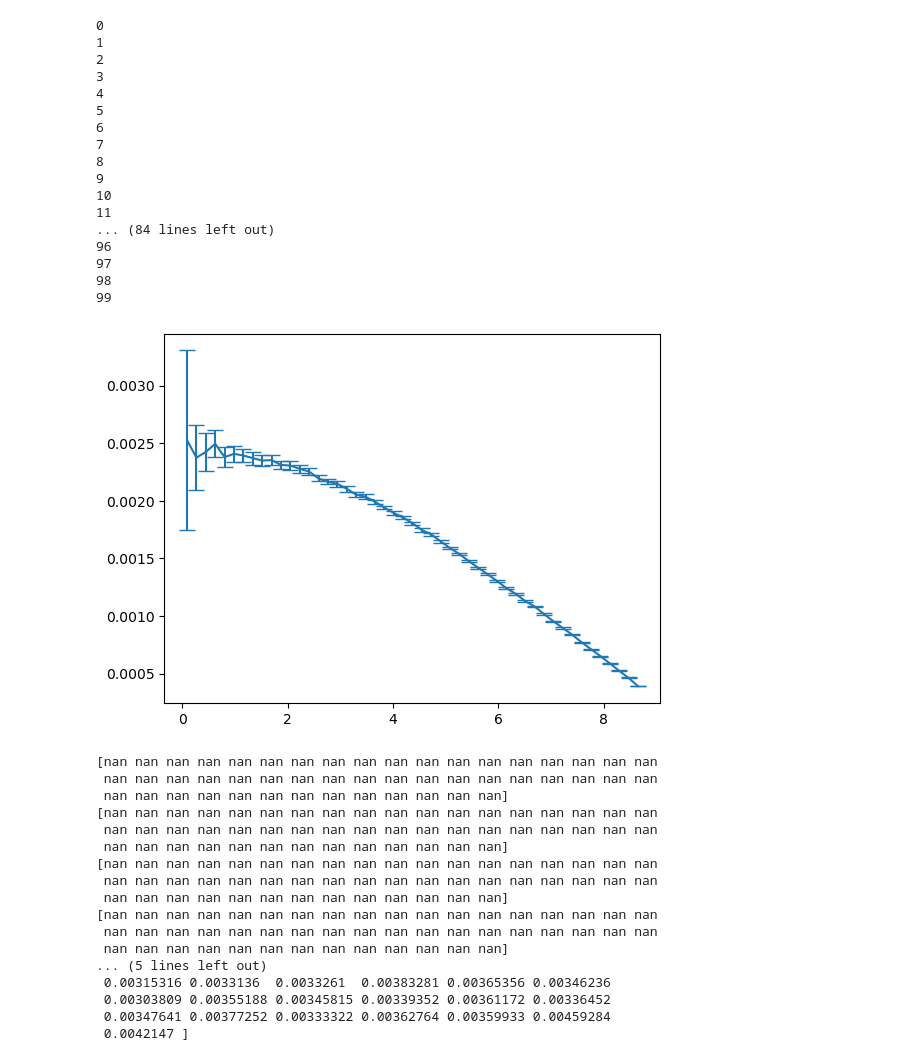
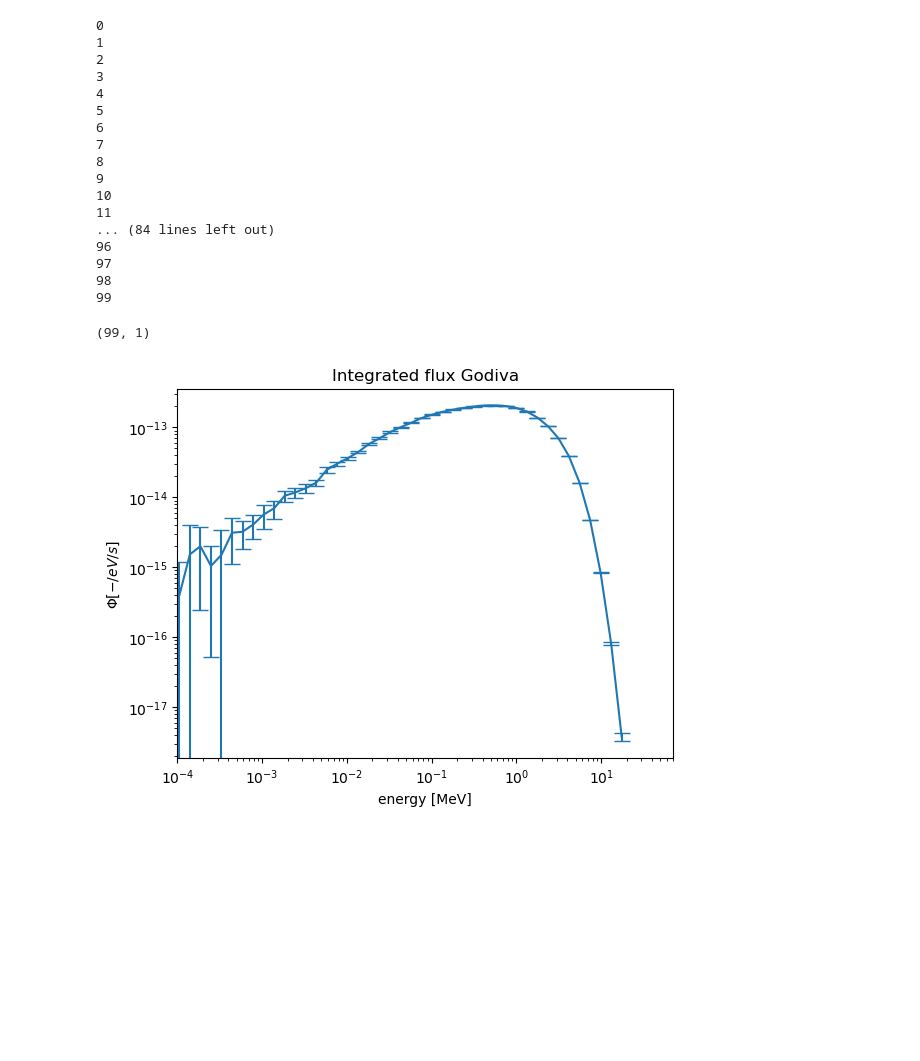
Before and after one commit to Simone-Occhipinti/Transport-code-v.3, a Jupyter notebook: eigenvalue_MC.ipynb, the cells around one changed output. Saved outputs shown, nothing was run; the diff lists cells and outputs as text; code cells hidden in the pictures; blank space fills up the shorter version.

```diff
--- a/eigenvalue_MC.ipynb
+++ b/eigenvalue_MC.ipynb
@@ -132,8 +116,7 @@ for ii in range(int(GV.Nactive)):
     while len(particle_squeue)>0:
         nn = particle_squeue.pop(0)
         while nn.eof > 0:
-            #nn.position = phy_c.sample_free_flight(nn,domain)
-            nn.position = phy_c.alternative_free_flight(nn,domain)
+            nn.position = phy_c.sample_free_flight(nn,domain)
             if geo_c.is_outofbound(nn,'space'):
                 nn.eof = 0
             else:
@@ -179,10 +162,10 @@ avg = tally.avg
 #avg = avg.ravel()
 #sigma = sigma.ravel()
 # %%
-dE = np.diff(GV.Groups)
-yy = np.zeros(len(tally.spaceref))
-yrr = np.zeros(len(tally.spaceref))
-for ii in range(len(avg)):
-    yy += avg[ii]*dE[ii]
-    yrr += sigma[ii]
+# dE = np.diff(GV.Groups)
+# yy = np.zeros(len(tally.spaceref))
+# yrr = np.zeros(len(tally.spaceref))
+# for ii in range(len(avg)):
+#     yy += avg[ii]*dE[ii]
+#     yrr += sigma[ii]
 # %%
@@ -190,28 +173,5 @@ xx = np.sin(tally.spaceref/GV.LEnd)/tally.spaceref
 # %%
-plt.errorbar(tally.spaceref,yy/GV.Nstories,yerr=2*sigma[-1]*yy/GV.Nstories,capsize=6)
-#plt.plot(tally.spaceref,xx)
-#plt.yscale('log')
-plt.show()
+# plt.errorbar(tally.spaceref,yy/GV.Nstories,yerr=2*sigma[-1]*yy/GV.Nstories,capsize=6)
+# #plt.plot(tally.spaceref,xx)
+# #plt.yscale('log')
+# plt.show()
-# %% [output]
-[figure, removed]
-# %%
-for ii in sigma:
-    print(ii)
-# %% [output]
-[nan nan nan nan nan nan nan nan nan nan nan nan nan nan nan nan nan nan
- nan nan nan nan nan nan nan nan nan nan nan nan nan nan nan nan nan nan
- nan nan nan nan nan nan nan nan nan nan nan nan nan]
-[nan nan nan nan nan nan nan nan nan nan nan nan nan nan nan nan nan nan
- nan nan nan nan nan nan nan nan nan nan nan nan nan nan nan nan nan nan
- nan nan nan nan nan nan nan nan nan nan nan nan nan]
-[nan nan nan nan nan nan nan nan nan nan nan nan nan nan nan nan nan nan
- nan nan nan nan nan nan nan nan nan nan nan nan nan nan nan nan nan nan
- nan nan nan nan nan nan nan nan nan nan nan nan nan]
-[nan nan nan nan nan nan nan nan nan nan nan nan nan nan nan nan nan nan
- nan nan nan nan nan nan nan nan nan nan nan nan nan nan nan nan nan nan
- nan nan nan nan nan nan nan nan nan nan nan nan nan]
-... (5 lines left out)
- 0.00315316 0.0033136  0.0033261  0.00383281 0.00365356 0.00346236
- 0.00303809 0.00355188 0.00345815 0.00339352 0.00361172 0.00336452
- 0.00347641 0.00377252 0.00333322 0.00362764 0.00359933 0.00459284
- 0.0042147 ]
@@ -217,0 +180,22 @@ for ii in sigma:
+# %%
+avg.shape
+# %% [output]
+(99, 1)
+# %%
+zz = np.zeros(len(GV.Groups)-1)
+zerr = np.zeros(len(GV.Groups)-1)
+for jj in range(len(zz)):
+    for ii in range(len(tally.spaceref)):
+        zz[jj] += avg[jj][ii]*1/(4/3*pi*(tally.spacerange[ii+1]**3-tally.spacerange[ii]**3))
+        zerr[jj] += sigma[jj][ii]
+# %%
+plt.errorbar(tally.energyref/1E6,zz/GV.Nstories,yerr=2*zerr*zz/GV.Nstories,capsize=6)
+plt.xlabel('energy [MeV]')
+plt.ylabel(r'$\Phi [-/eV/s]$')
+plt.title('Integrated flux Godiva')
+plt.yscale('log')
+plt.xscale('log')
+plt.xlim(left=1E-4)
+plt.show()
+# %% [output]
+[figure, added]
```
Also changed, not shown: parts of 6 cells of this notebook, 6 other files.
